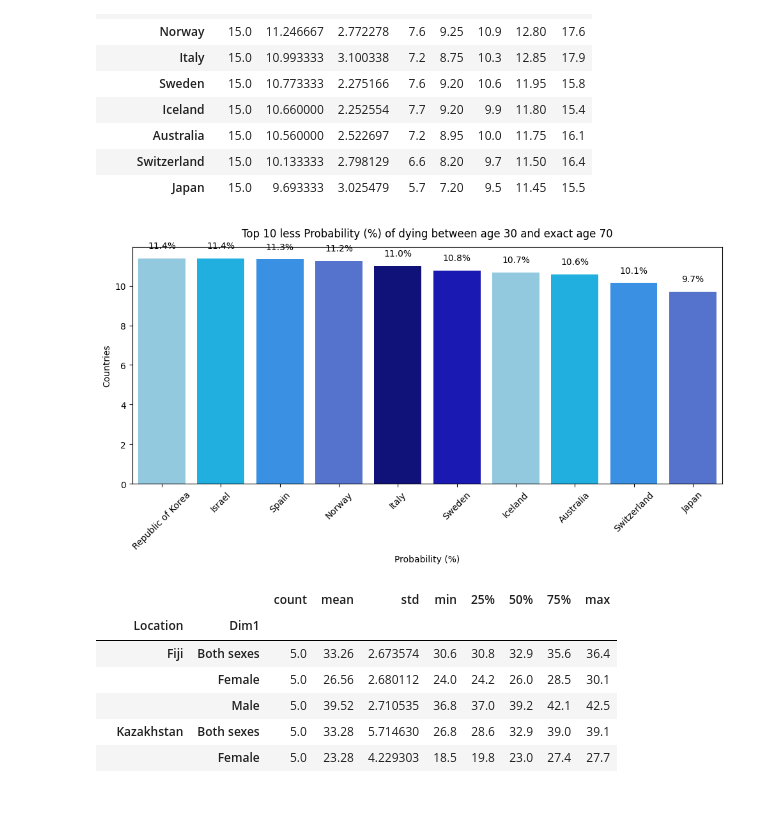
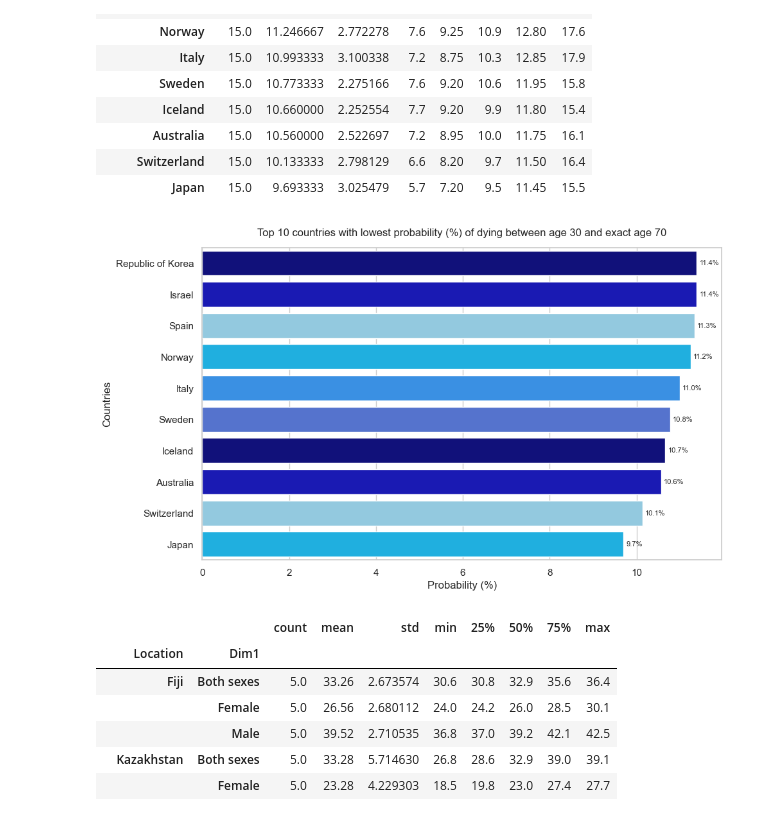
Before and after one commit to lauracamilaballesteros/Biostatistics-analysis, a Jupyter notebook: prueba.ipynb, the cells around one changed output. Saved outputs shown, nothing was run; the diff lists cells and outputs as text; code cells hidden in the pictures.

```diff
--- a/prueba.ipynb
+++ b/prueba.ipynb
@@ -770,10 +770,10 @@ def plot_bar_chart_horizontal(data_frame, y_col, title, colors=None, y_rotation=
 
     plt.show()
 # %%
-custom_colors = ['skyblue', 'deepskyblue', 'dodgerblue', 'royalblue', 'darkblue', 'mediumblue']
-plot_bar_chart(bottom_countries, y_col='mean', title='Top 10 less Probability (%) of dying between age 30 and exact age 70', colors=custom_colors, x_label='Probability (%)', y_label= 'Countries')
+custom_colors = ['darkblue', 'mediumblue','skyblue', 'deepskyblue', 'dodgerblue', 'royalblue']
+plot_bar_chart_horizontal(bottom_countries, y_col='mean', title='Top 10 countries with lowest probability (%) of dying between age 30 and exact age 70', colors=custom_colors, x_label='Probability (%)', y_label= 'Countries')
 # %% [output]
-[figure, old version]
+[figure, new version]
 # %%
 
 top_5_countries = df_age_copy.groupby("Location")["Probability of dying 30-70"].mean().nlargest(5).index
```
Also changed, not shown: parts of 10 cells of this notebook, 1 other file.
